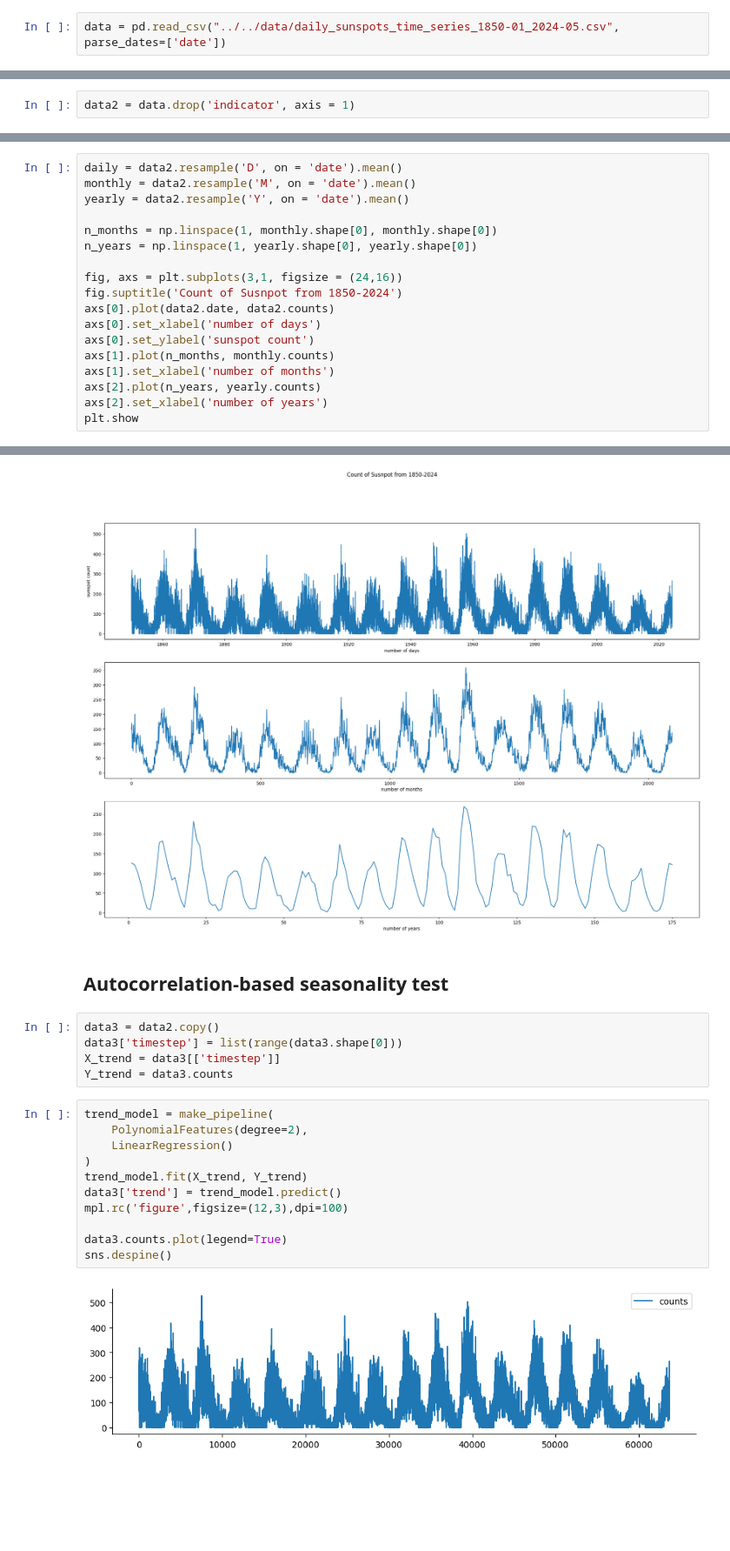
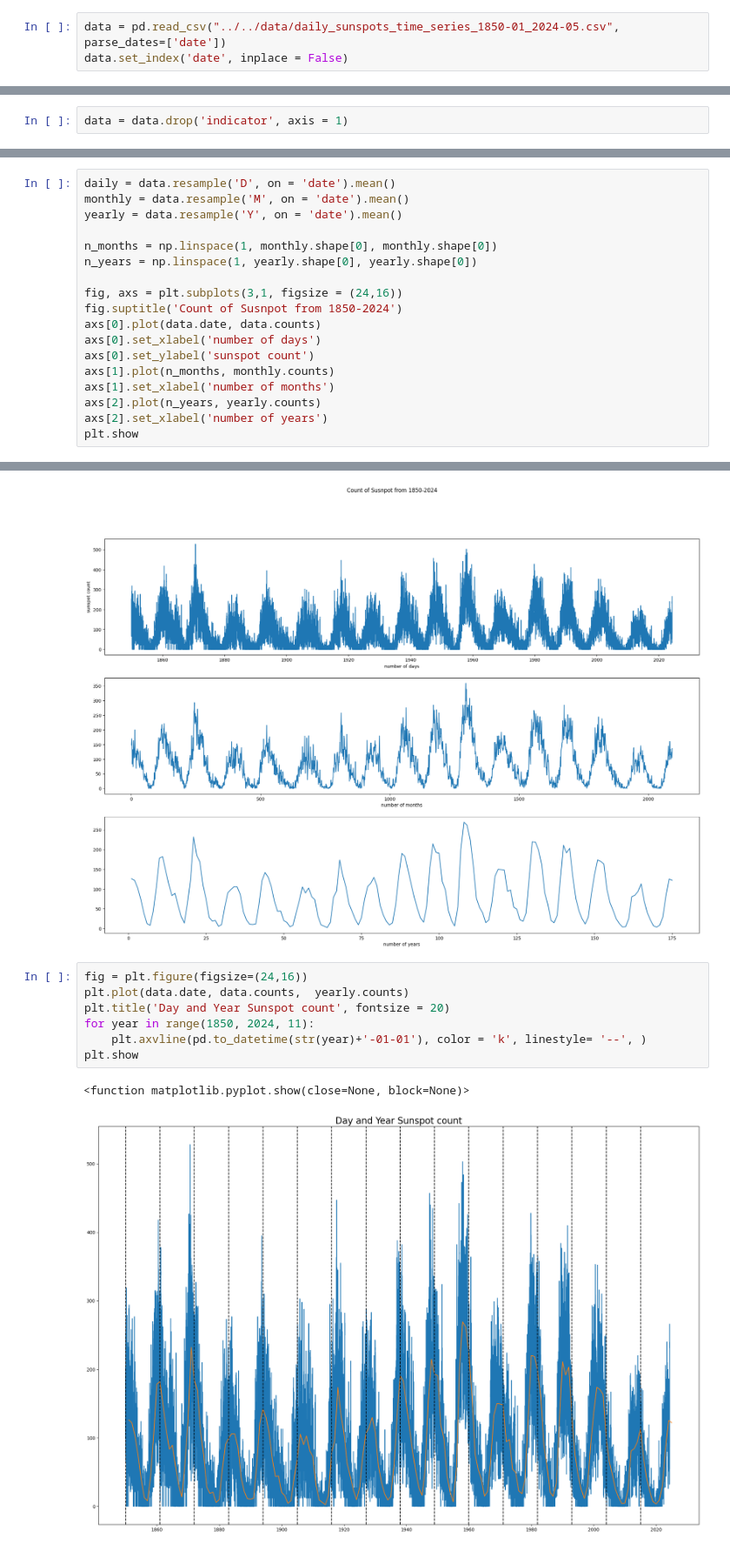
Before and after one commit to dharmateja-masetty/ConvolutionalTimeTravellers, a Jupyter notebook: notebooks/ForCNN/EDA_ForCNN.ipynb, the cells around one changed output, grey strips where cells are left out. Shown at 87% size. Saved outputs shown, nothing was run; the diff lists cells and outputs as text; blank space fills up the shorter version.

```diff
--- a/notebooks/ForCNN/EDA_ForCNN.ipynb
+++ b/notebooks/ForCNN/EDA_ForCNN.ipynb
@@ -29,3 +31,4 @@ def plot_series(X, Y, format, start = 0, end = None, title = None, xlabel = None
     plt.show()
 # %%
 data = pd.read_csv("../../data/daily_sunspots_time_series_1850-01_2024-05.csv", parse_dates=['date'])
+data.set_index('date', inplace = False)
@@ -61,4 +79,4 @@ memory usage: 4.4+ MB
 | std | 63673.0 | 7.084788 | 0.0 | 3.4 | 6.6 | 9.9 | 77.7 | 4.494376 |
 | nobs | 63673.0 | 6.00212 | 1.0 | 1.0 | 1.0 | 1.0 | 69.0 | 10.018833 |
 # %%
-data2 = data.drop('indicator', axis = 1)
+data = data.drop('indicator', axis = 1)
@@ -65,14 +87,14 @@ data2 = data.drop('indicator', axis = 1)
 # %%
-daily = data2.resample('D', on = 'date').mean()
-monthly = data2.resample('M', on = 'date').mean()
-yearly = data2.resample('Y', on = 'date').mean()
+daily = data.resample('D', on = 'date').mean()
+monthly = data.resample('M', on = 'date').mean()
+yearly = data.resample('Y', on = 'date').mean()
 
 n_months = np.linspace(1, monthly.shape[0], monthly.shape[0])
 n_years = np.linspace(1, yearly.shape[0], yearly.shape[0])
 
 fig, axs = plt.subplots(3,1, figsize = (24,16))
 fig.suptitle('Count of Susnpot from 1850-2024')
-axs[0].plot(data2.date, data2.counts)
+axs[0].plot(data.date, data.counts)
 axs[0].set_xlabel('number of days')
 axs[0].set_ylabel('sunspot count')
 axs[1].plot(n_months, monthly.counts)
@@ -83,23 +105,13 @@ plt.show
 # %% [output]
 <function matplotlib.pyplot.show(close=None, block=None)>
 [figure]
-# %% [markdown]
-## Autocorrelation-based seasonality test
-# %%
-data3 = data2.copy()
-data3['timestep'] = list(range(data3.shape[0]))
-X_trend = data3[['timestep']]
-Y_trend = data3.counts
-# %%
-trend_model = make_pipeline(
-    PolynomialFeatures(degree=2),
-    LinearRegression()
-)
-trend_model.fit(X_trend, Y_trend)
-data3['trend'] = trend_model.predict()
-mpl.rc('figure',figsize=(12,3),dpi=100)
-
-data3.counts.plot(legend=True)
-sns.despine()
-# %% [output]
-[figure, removed]
+# %%
+fig = plt.figure(figsize=(24,16))
+plt.plot(data.date, data.counts,  yearly.counts)
+plt.title('Day and Year Sunspot count', fontsize = 20)
+for year in range(1850, 2024, 11):
+    plt.axvline(pd.to_datetime(str(year)+'-01-01'), color = 'k', linestyle= '--', )
+plt.show
+# %% [output]
+<function matplotlib.pyplot.show(close=None, block=None)>
+[figure, added]
```
Also changed, not shown: parts of 7 cells of this notebook, 4 other files.
